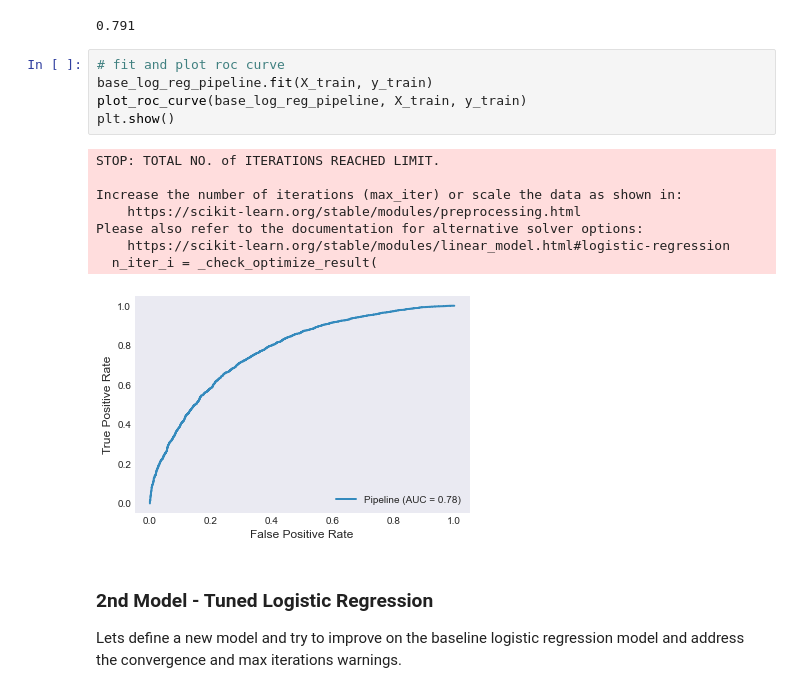
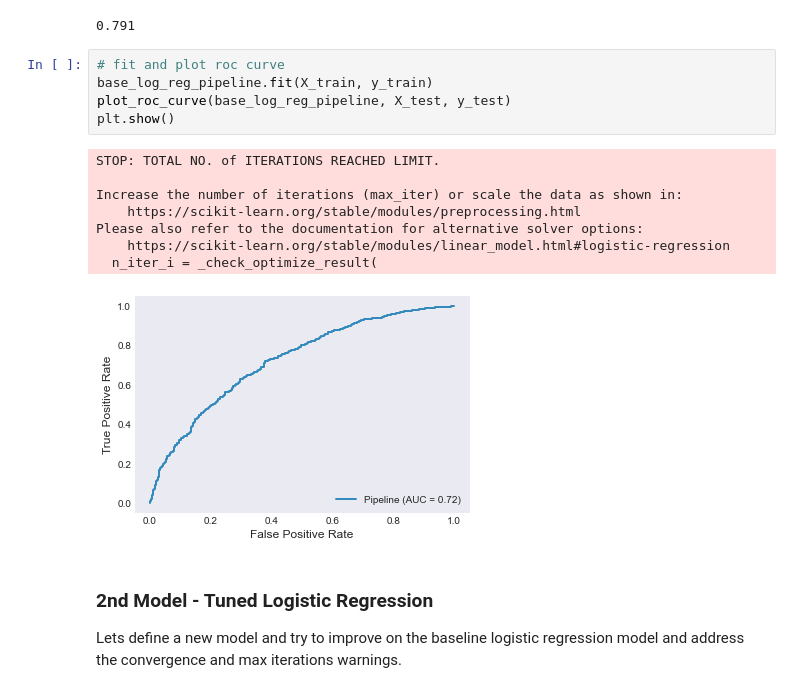
Before and after one commit to eric8395/NFL-Combine-Draft-Classification, a Jupyter notebook: NFL Combine Draft Classification.ipynb, the cells around one changed output. Drawn from its saved outputs; the diff is of its cells as text.

```diff
--- a/NFL Combine Draft Classification.ipynb
+++ b/NFL Combine Draft Classification.ipynb
@@ -986,17 +1009,17 @@ Please also refer to the documentation for alternative solver options:
 # %%
 # fit and plot roc curve
 base_log_reg_pipeline.fit(X_train, y_train)
-plot_roc_curve(base_log_reg_pipeline, X_train, y_train)
+plot_roc_curve(base_log_reg_pipeline, X_test, y_test)
 plt.show()
 # %% [output]
 STOP: TOTAL NO. of ITERATIONS REACHED LIMIT.
 
 Increase the number of iterations (max_iter) or scale the data as shown in:
     https://scikit-learn.org/stable/modules/preprocessing.html
 Please also refer to the documentation for alternative solver options:
     https://scikit-learn.org/stable/modules/linear_model.html#logistic-regression
   n_iter_i = _check_optimize_result(
-[figure, old version]
+[figure, new version]
 # %% [markdown]
 ### 2nd Model - Tuned Logistic Regression
 Lets define a new model and try to improve on the baseline logistic regression model and address the convergence and max iterations warnings.
```
Also changed, not shown: parts of 39 cells of this notebook, 1 other file.
